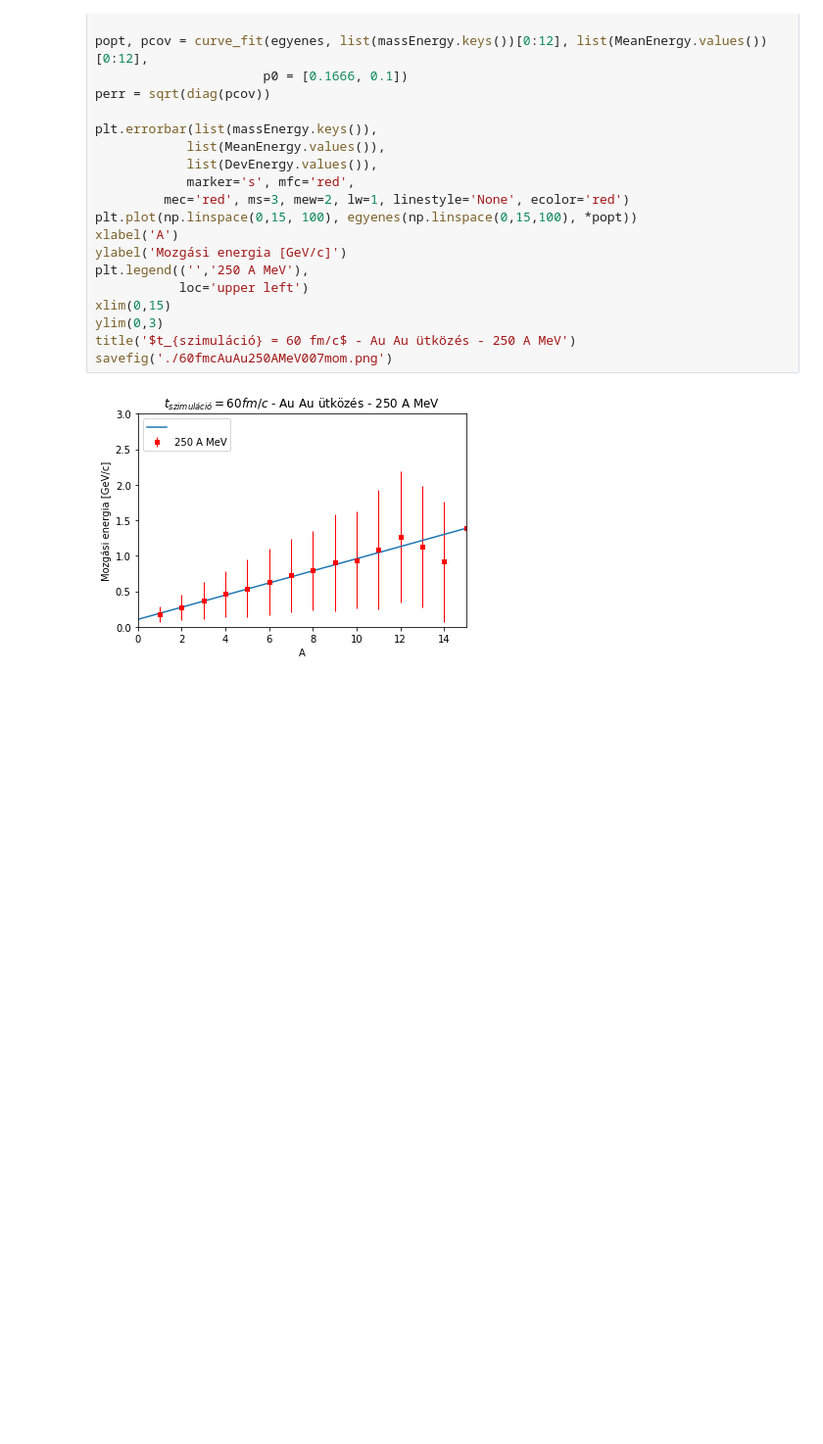
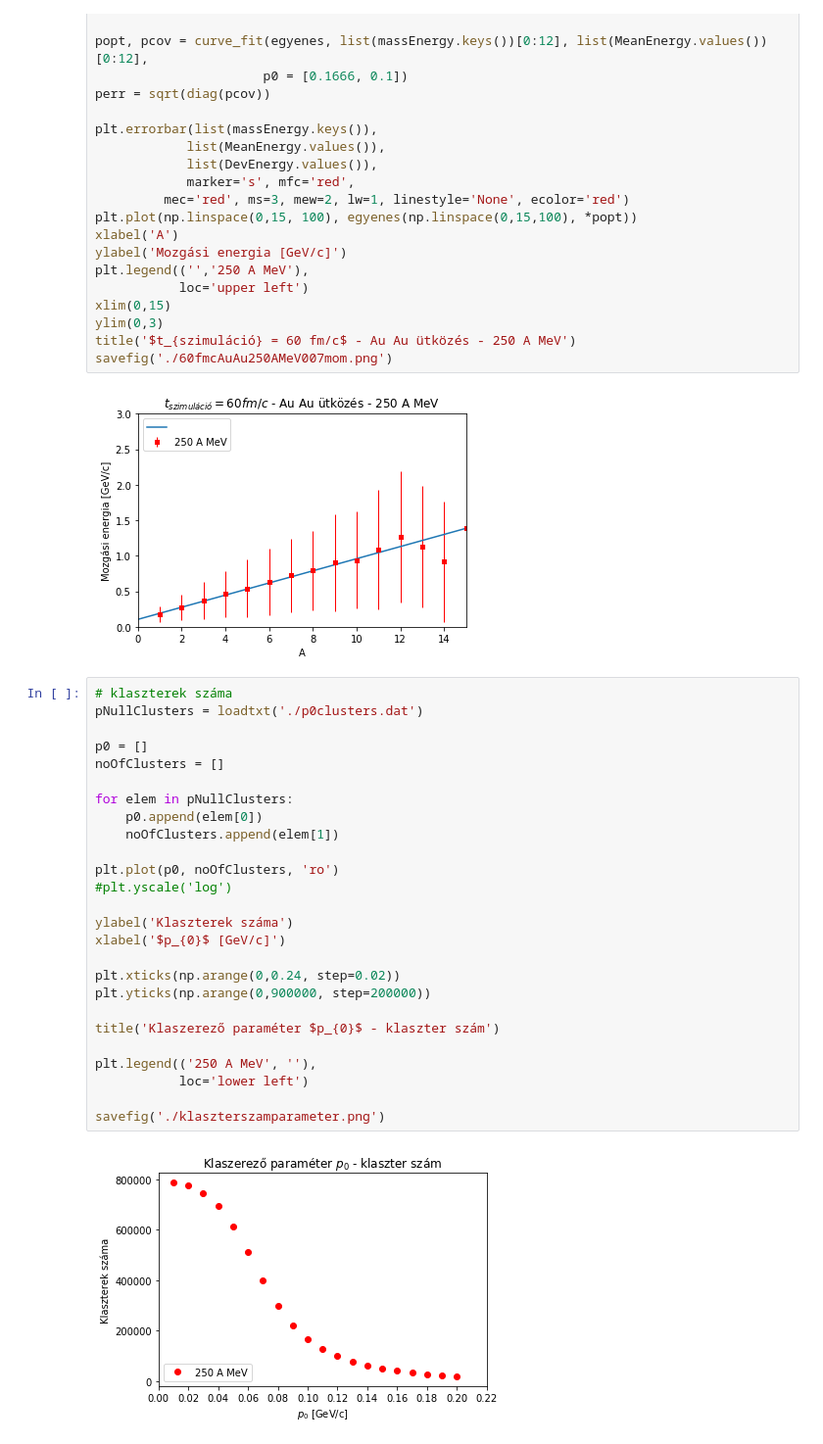
Before and after one commit to qbeer/szakdoli, a Jupyter notebook: BFS/visualize.ipynb, the cells around one changed output. Shown: that part at 98% size. Cells and saved outputs as stored; diff of their text form; blank space fills up the shorter version.

```diff
--- a/BFS/visualize.ipynb
+++ b/BFS/visualize.ipynb
@@ -213,3 +213,31 @@ title('$t_{szimuláció} = 60 fm/c$ - Au Au ütközés - 250 A MeV')
 savefig('./60fmcAuAu250AMeV007mom.png')
 # %% [output]
 [figure]
+# %%
+# klaszterek száma
+pNullClusters = loadtxt('./p0clusters.dat')
+
+p0 = []
+noOfClusters = []
+
+for elem in pNullClusters:
+    p0.append(elem[0])
+    noOfClusters.append(elem[1])
+
+plt.plot(p0, noOfClusters, 'ro')
+#plt.yscale('log')
+
+ylabel('Klaszterek száma')
+xlabel('$p_{0}$ [GeV/c]')
+
+plt.xticks(np.arange(0,0.24, step=0.02))
+plt.yticks(np.arange(0,900000, step=200000))
+
+title('Klaszerező paraméter $p_{0}$ - klaszter szám')
+
+plt.legend(('250 A MeV', ''),
+           loc='lower left')
+
+savefig('./klaszterszamparameter.png')
+# %% [output]
+[figure, added]
```
Also changed, not shown: 19 other files.
